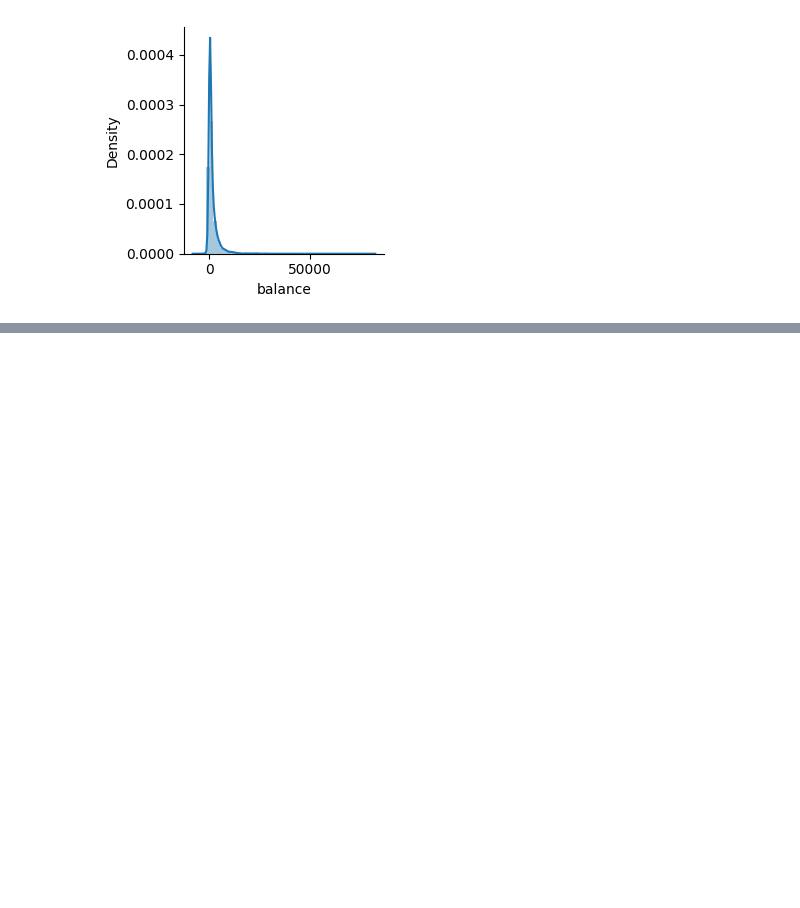
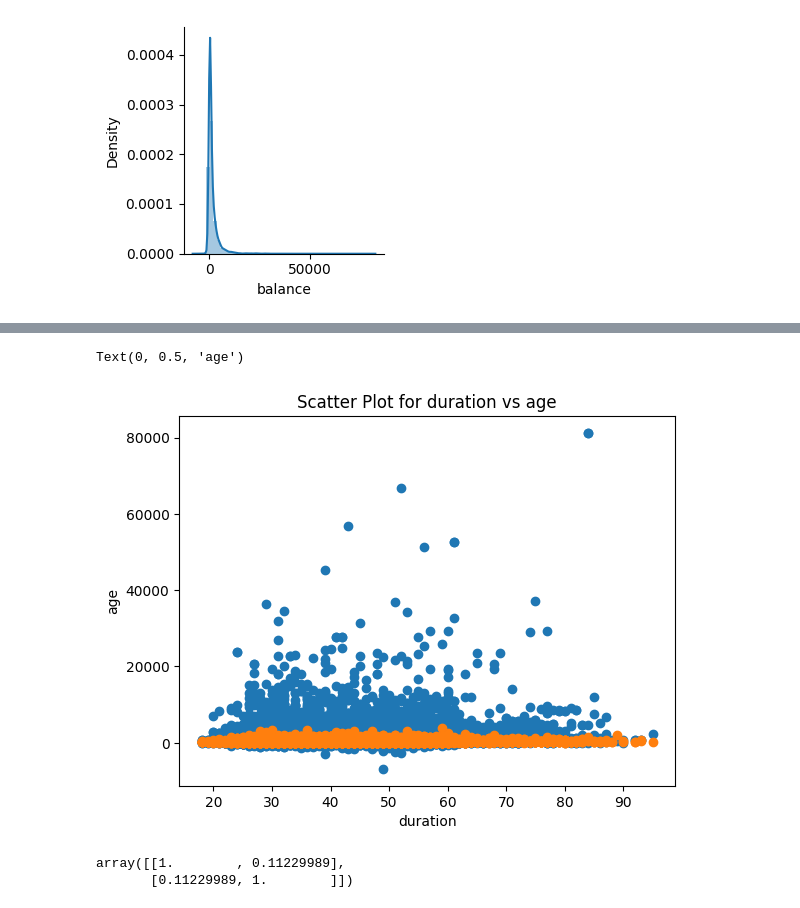
Before and after one commit to AKAB657/EDA-THEORY-DA, a Jupyter notebook: EDA_theory.ipynb, the cells around one changed output, grey strips where cells are left out. Drawn from its saved outputs; the diff is of its cells as text; code cells hidden in the pictures; blank space fills up the shorter version.

```diff
--- a/EDA_theory.ipynb
+++ b/EDA_theory.ipynb
@@ -330,0 +367,20 @@ https://gist.github.com/mwaskom/de44147ed2974457ad6372750bbe5751
+# %%
+#Bivariate analysis for age vs duration and age vs balance
+plt.scatter(data["age"], data["balance"])
+plt.title("Scatter Plot for balance vs age")
+plt.xlabel("balance")
+plt.ylabel("age")
+
+plt.scatter(data["age"], data["duration"])
+plt.title("Scatter Plot for duration vs age")
+plt.xlabel("duration")
+plt.ylabel("age")
+# %% [output]
+Text(0, 0.5, 'age')
+[figure, added]
+# %%
+#relationship between the features age and balance [positive corelation]
+np.corrcoef(data["age"], data["balance"])
+# %% [output]
+array([[1.        , 0.11229989],
+       [0.11229989, 1.        ]])
```
Also changed, not shown: parts of 12 cells of this notebook.
